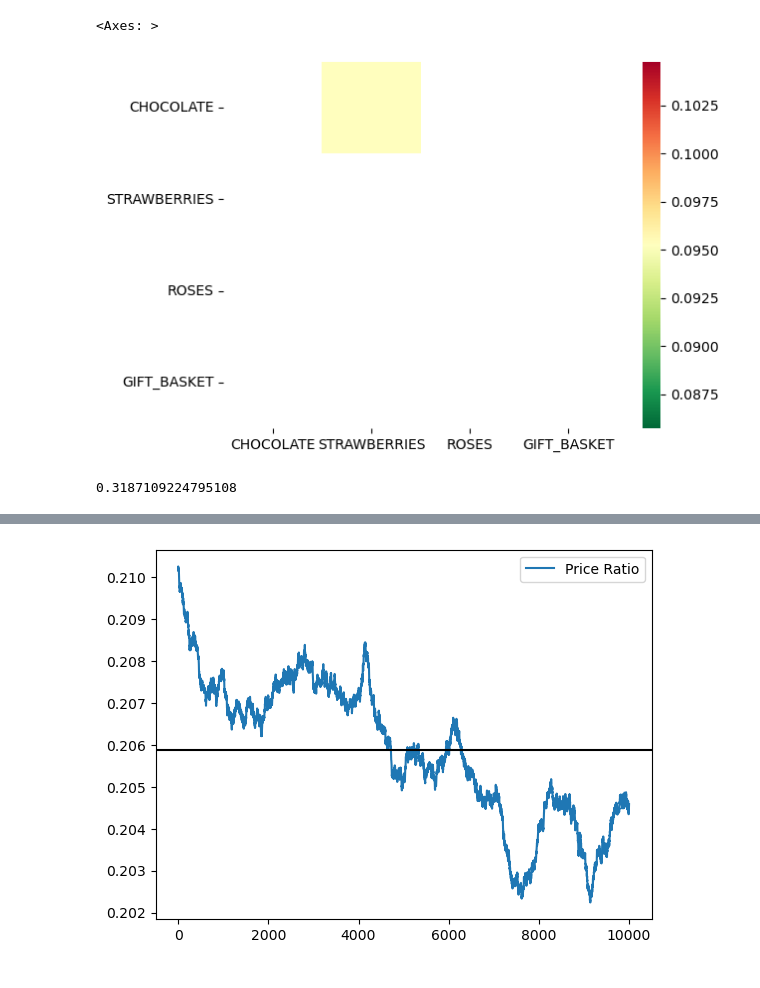
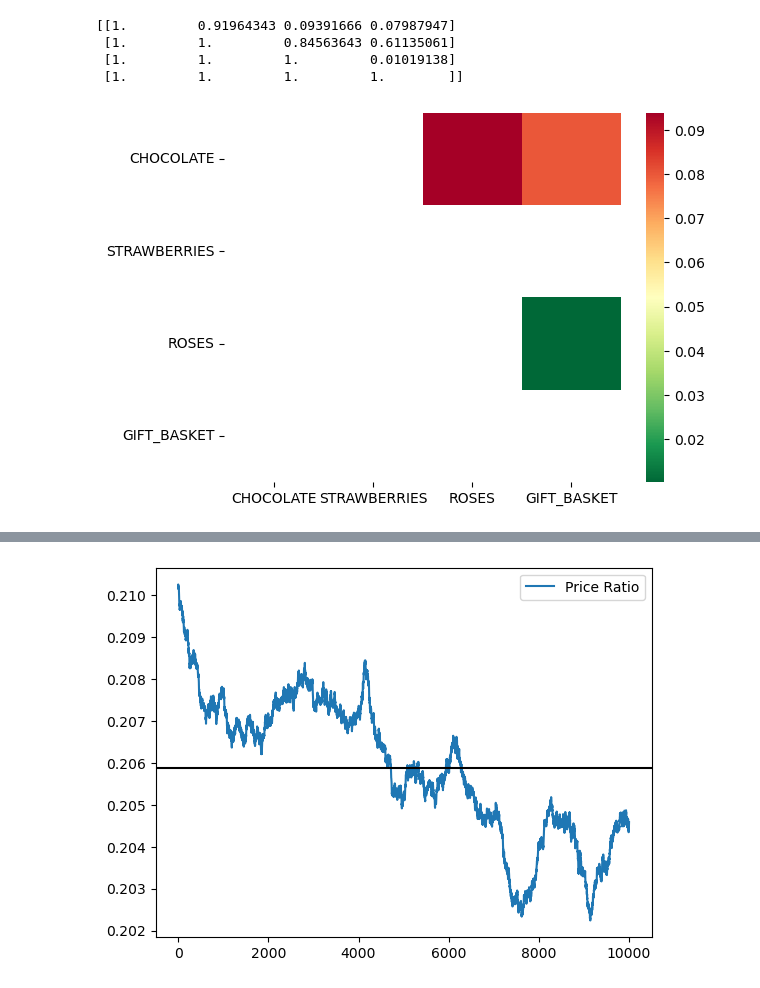
Before and after one commit to masatemma/IMC-Prosperity-MyIsland, a Jupyter notebook: round3/analysis/pair_trading.ipynb, the cells around one changed output, grey strips where cells are left out. Cells and saved outputs as stored; diff of their text form; code cells hidden in the pictures.

Commit message:
updated on pair trading analysis and algo

```diff
--- a/round3/analysis/pair_trading.ipynb
+++ b/round3/analysis/pair_trading.ipynb
@@ -34,24 +34,20 @@ def find_cointegrated_pairs(data):
                 pairs.append((keys[i], keys[j]))
     return score_matrix, pvalue_matrix, pairs
 # %%
-prices_df = pd.read_csv("../past_data/combined_mid_prices.csv")
+prices_df = pd.read_csv("../past_data/combined_mid_prices_1.csv")
 prices_df_0 = prices_df.iloc[:10000]
 prices_df_1 = prices_df.iloc[10000:20000]
 prices_df_2 = prices_df.iloc[20000:30000]
 # %%
-scores, pvalues, pairs = find_cointegrated_pairs(prices_df_0)
+scores, pvalues, pairs = find_cointegrated_pairs(prices_df)
 products = ["CHOCOLATE", "STRAWBERRIES", "ROSES", "GIFT_BASKET"]
 seaborn.heatmap(pvalues, xticklabels=products, yticklabels=products, cmap='RdYlGn_r'
                 , mask = (pvalues >= 0.1)
                 )
+print(pvalues)
 # %% [output]
-<Axes: >
+[[1.         0.91964343 0.09391666 0.07987947]
+ [1.         1.         0.84563643 0.61135061]
+ [1.         1.         1.         0.01019138]
+ [1.         1.         1.         1.        ]]
-[figure, old version]
+[figure, new version]
-# %%
-S1 = prices_df_0['Roses_Mid_Price']
-S2 = prices_df_0['Gift_Basket_Mid_Price']
-
-score, pvalue, _ = coint(S1, S2)
-pvalue
-# %% [output]
-0.3187109224795108
```
Also changed, not shown: parts of 3 cells of this notebook, 25 other files.
